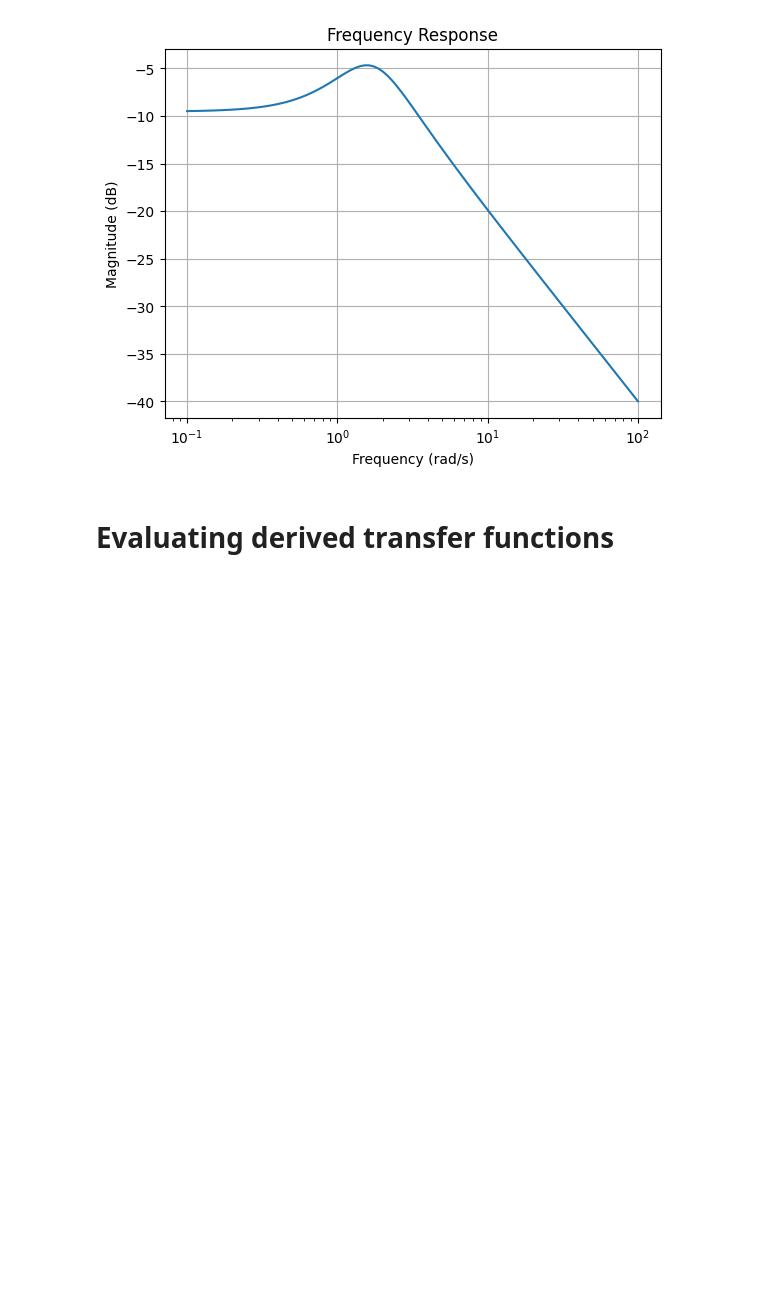
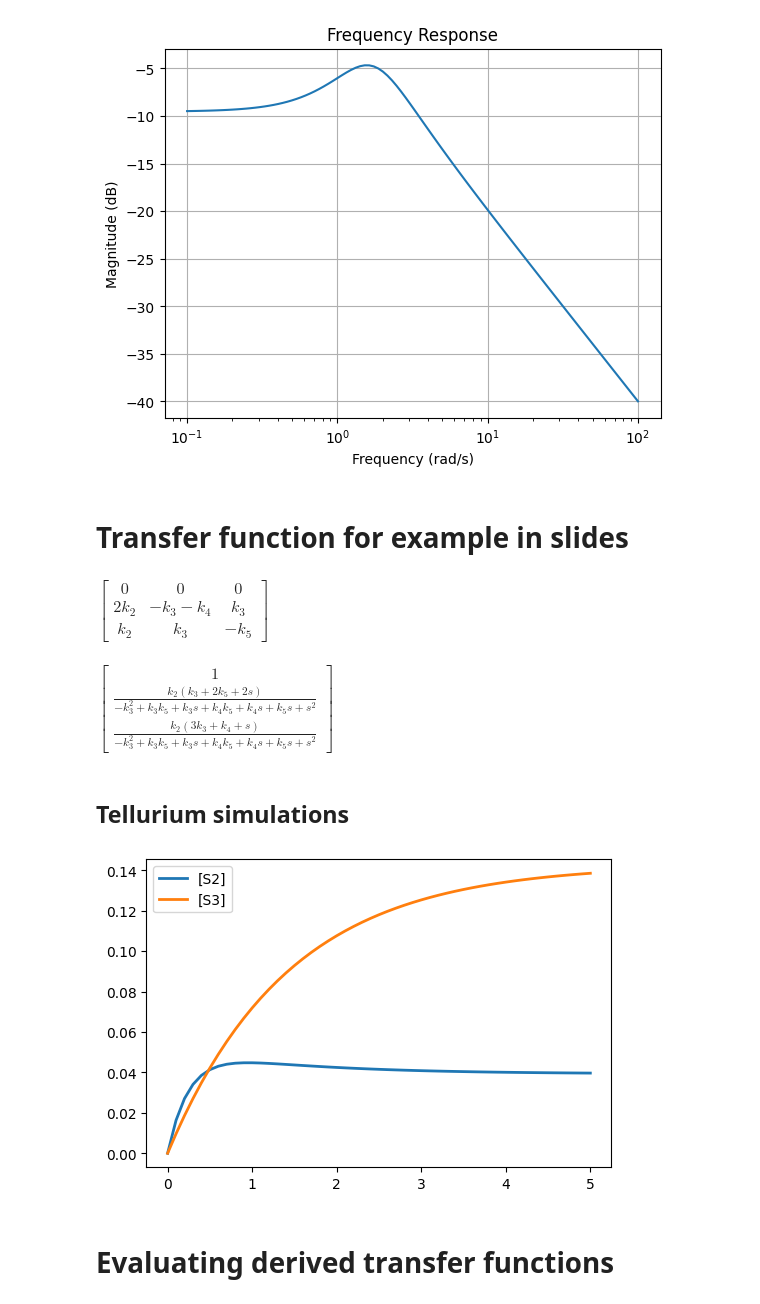
Before and after one commit to joseph-hellerstein/linear_reaction_networks, a Jupyter notebook: notebooks/transfer_functions_for_sbml_models.ipynb, the cells around one changed output. Saved outputs shown, nothing was run; the diff lists cells and outputs as text; code cells hidden in the pictures; blank space fills up the shorter version.

```diff
--- a/notebooks/transfer_functions_for_sbml_models.ipynb
+++ b/notebooks/transfer_functions_for_sbml_models.ipynb
@@ -159,3 +160,11 @@ dt: None
 [figure]
 [figure]
 [figure]
+# %% [markdown]
+# Transfer function for example in slides
+# %%
+k2, k3, k4, k5 = sp.symbols(["k2", "k3", "k4", "k5"])
+A = sp.Matrix([ [0, 0, 0], [2*k2, -k3-k4, k3], [k2, k3, -k5]])
+A
+# %% [output]
+$\displaystyle \left[\begin{matrix}0 & 0 & 0\\2 k_{2} & - k_{3} - k_{4} & k_{3}\\k_{2} & k_{3} & - k_{5}\end{matrix}\right]$
@@ -162,3 +175,27 @@ dt: None
+# %%
+x = (s*sp.eye(np.shape(A)[0]) - A).inv()*u
+sp.simplify(s*x)
+# %% [output]
+$\displaystyle \left[\begin{matrix}1\\\frac{k_{2} \left(k_{3} + 2 k_{5} + 2 s\right)}{- k_{3}^{2} + k_{3} k_{5} + k_{3} s + k_{4} k_{5} + k_{4} s + k_{5} s + s^{2}}\\\frac{k_{2} \left(3 k_{3} + k_{4} + s\right)}{- k_{3}^{2} + k_{3} k_{5} + k_{3} s + k_{4} k_{5} + k_{4} s + k_{5} s + s^{2}}\end{matrix}\right]$
+# %% [markdown]
+## Tellurium simulations
+# %%
+MODEL = """
+-> S1; k1
+S1 -> 2 S2 + S3; k2*S1
+S2 -> S3; k3*S3
+S2 ->   ; k4*S2
+S3 -> ; k5*S3
+k1=1; k2=0.02; k3=0.3; k4=4; k5=1
+$S1 = 5
+S2 = 0
+S3 = 0
+"""
+rr = te.loada(MODEL)
+rr.simulate()
+rr.plot()
+# %% [output]
+[figure, added]
 # %% [markdown]
 # Evaluating derived transfer functions
 # %%
```
Also changed, not shown: parts of 6 cells of this notebook, 4 other files.
